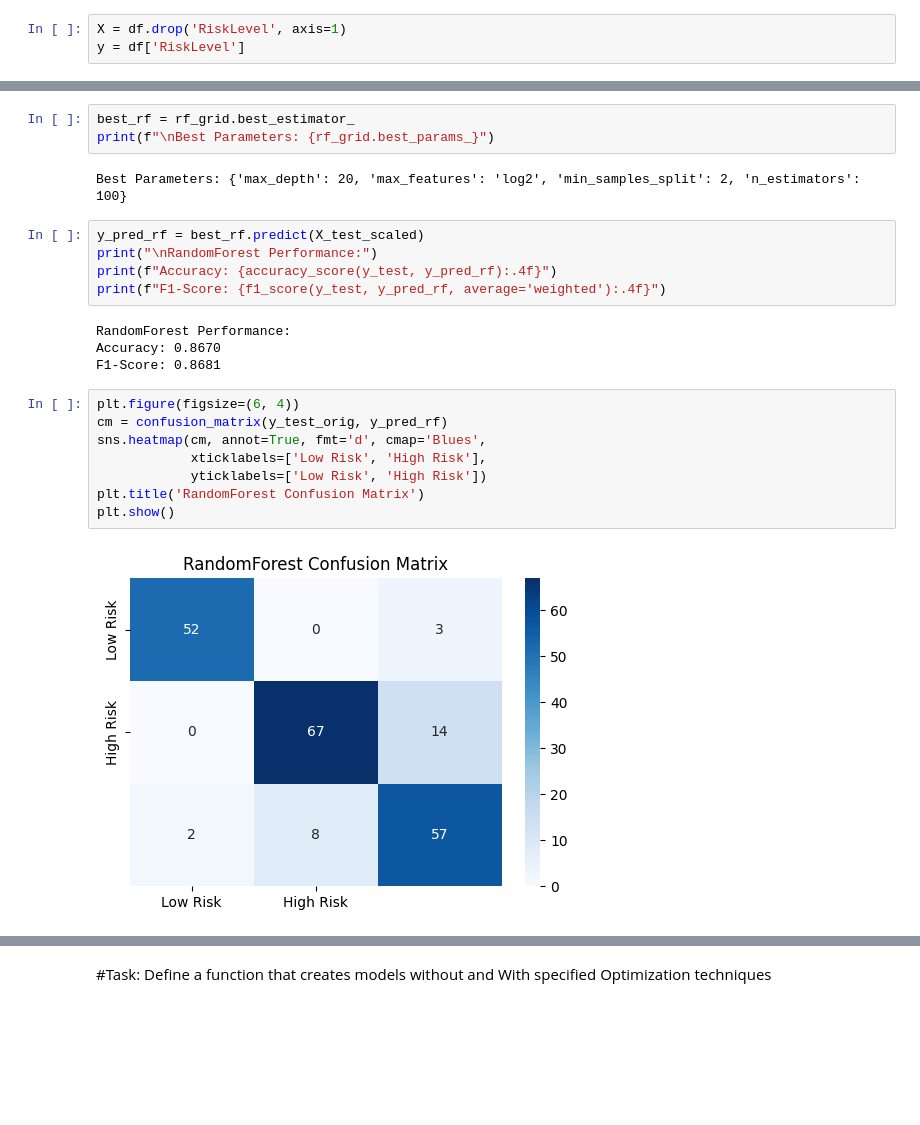
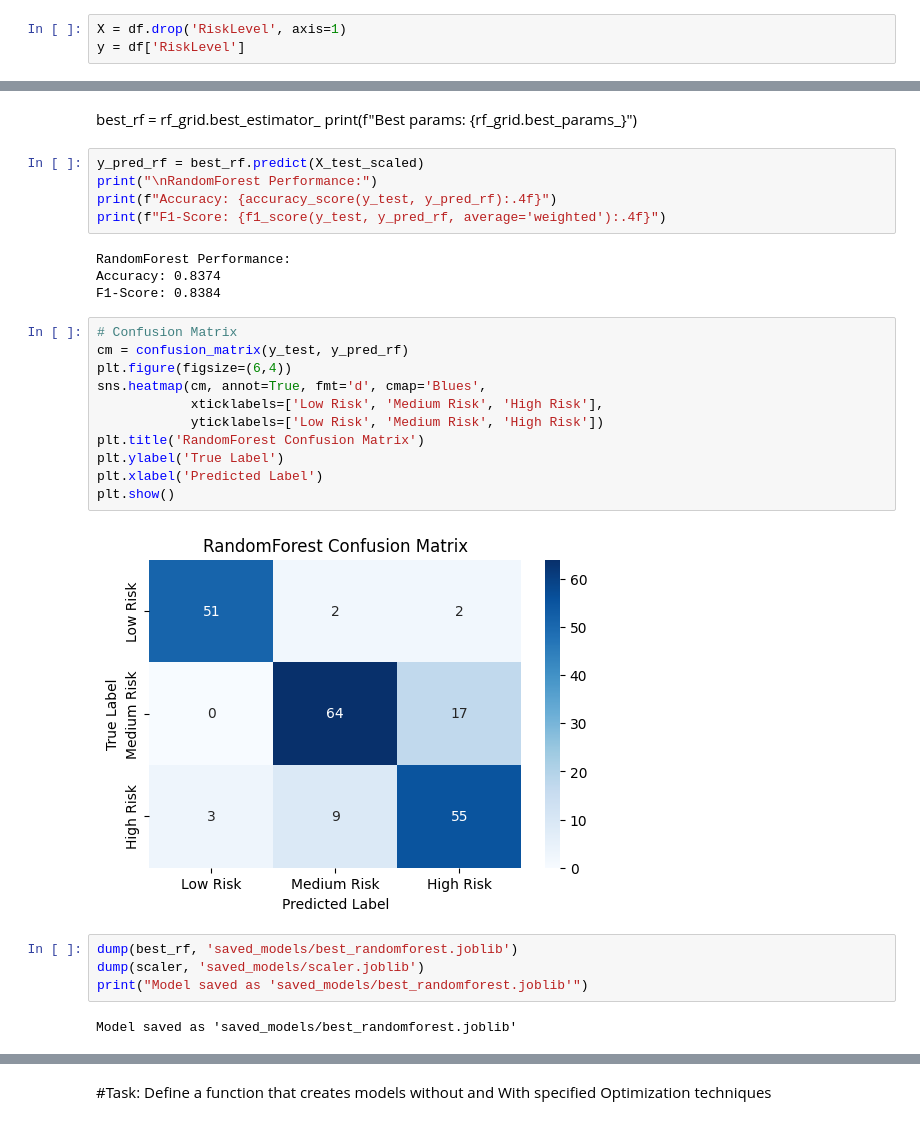
Before and after one commit to jkeza1/Maternal_Health_Summative, a Jupyter notebook: Summative_Intro_to_ml_Keza_Joan_assignment.ipynb, the cells around one changed output, grey strips where cells are left out. Drawn from its saved outputs; the diff is of its cells as text; blank space fills up the shorter version.

Commit message:
feat: predicted the best model and architecture for the model

```diff
--- a/Summative_Intro_to_ml_Keza_Joan_assignment.ipynb
+++ b/Summative_Intro_to_ml_Keza_Joan_assignment.ipynb
@@ -212,11 +154,10 @@ GridSearchCV(cv=5, estimator=RandomForestClassifier(random_state=42), n_jobs=-1,
                          'min_samples_split': [2, 5],
                          'n_estimators': [100, 200]},
              scoring='f1_weighted', verbose=1)
-# %%
-best_rf = rf_grid.best_estimator_
-print(f"\nBest Parameters: {rf_grid.best_params_}")
-# %% [output]
-Best Parameters: {'max_depth': 20, 'max_features': 'log2', 'min_samples_split': 2, 'n_estimators': 100}
+# %% [markdown]
+
+best_rf = rf_grid.best_estimator_
+print(f"Best params: {rf_grid.best_params_}")
 # %%
 y_pred_rf = best_rf.predict(X_test_scaled)
 print("\nRandomForest Performance:")
@@ -224,18 +165,27 @@ print(f"Accuracy: {accuracy_score(y_test, y_pred_rf):.4f}")
 print(f"F1-Score: {f1_score(y_test, y_pred_rf, average='weighted'):.4f}")
 # %% [output]
 RandomForest Performance:
-Accuracy: 0.8670
-F1-Score: 0.8681
+Accuracy: 0.8374
+F1-Score: 0.8384
 # %%
-plt.figure(figsize=(6, 4))
-cm = confusion_matrix(y_test_orig, y_pred_rf)
+# Confusion Matrix
+cm = confusion_matrix(y_test, y_pred_rf)
+plt.figure(figsize=(6,4))
 sns.heatmap(cm, annot=True, fmt='d', cmap='Blues',
-            xticklabels=['Low Risk', 'High Risk'],
-            yticklabels=['Low Risk', 'High Risk'])
+            xticklabels=['Low Risk', 'Medium Risk', 'High Risk'],
+            yticklabels=['Low Risk', 'Medium Risk', 'High Risk'])
 plt.title('RandomForest Confusion Matrix')
+plt.ylabel('True Label')
+plt.xlabel('Predicted Label')
 plt.show()
 # %% [output]
-[figure, old version]
+[figure, new version]
+# %%
+dump(best_rf, 'saved_models/best_randomforest.joblib')
+dump(scaler, 'saved_models/scaler.joblib')
+print("Model saved as 'saved_models/best_randomforest.joblib'")
+# %% [output]
+Model saved as 'saved_models/best_randomforest.joblib'
 # %%
 # Classification Report
 print("\nClassification Report:")
```
Also changed, not shown: parts of 38 cells of this notebook.
